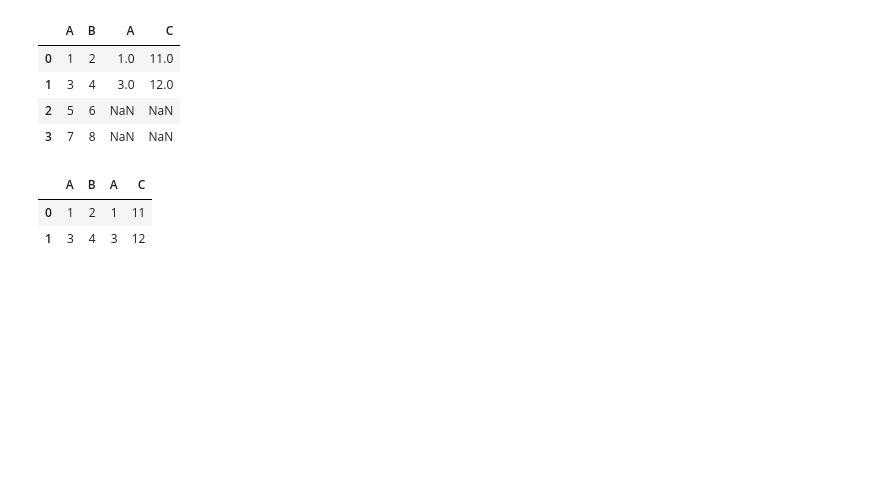
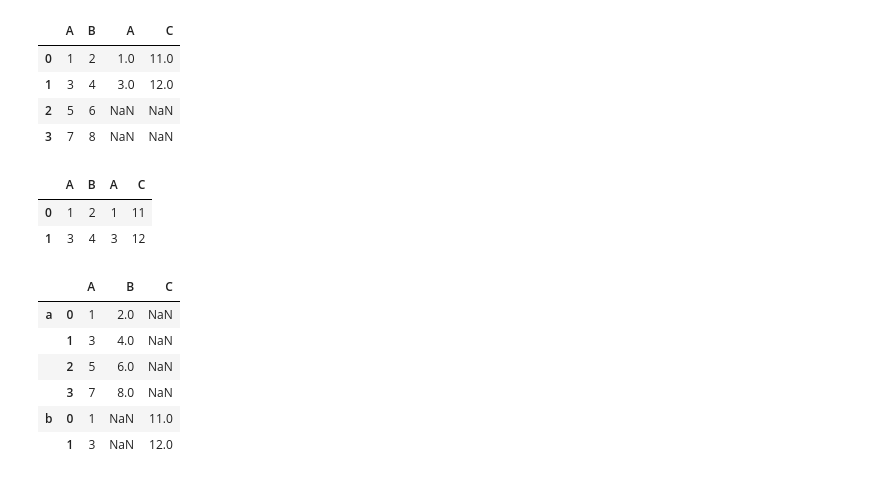
Before and after one commit to NishmthaM/Python_pandas, a Jupyter notebook: Python_Pandas.ipynb, the cells around one changed output. Drawn from its saved outputs; the diff is of its cells as text; code cells hidden in the pictures; blank space fills up the shorter version.

```diff
--- a/Python_Pandas.ipynb
+++ b/Python_Pandas.ipynb
@@ -1782,3 +1778,13 @@ pd.concat([a,b],axis=1,join="inner")
 |  | A | B | A | C |
 | 0 | 1 | 2 | 1 | 11 |
 | 1 | 3 | 4 | 3 | 12 |
+# %%
+pd.concat([a,b],axis=0,keys=["a","b"])
+# %% [output]
+|  |  | A | B | C |
+| a | 0 | 1 | 2.0 | NaN |
+|  | 1 | 3 | 4.0 | NaN |
+|  | 2 | 5 | 6.0 | NaN |
+|  | 3 | 7 | 8.0 | NaN |
+| b | 0 | 1 | NaN | 11.0 |
+|  | 1 | 3 | NaN | 12.0 |
```
Also changed, not shown: parts of 8 cells of this notebook.
